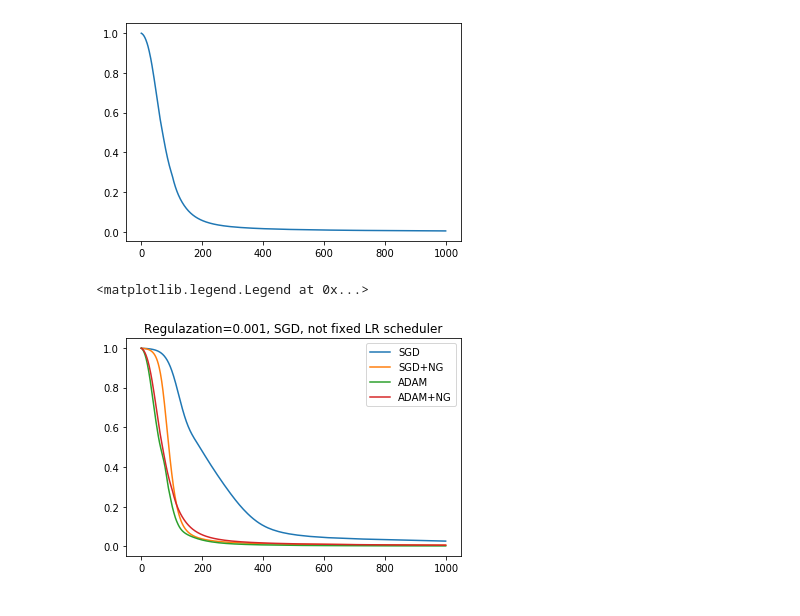
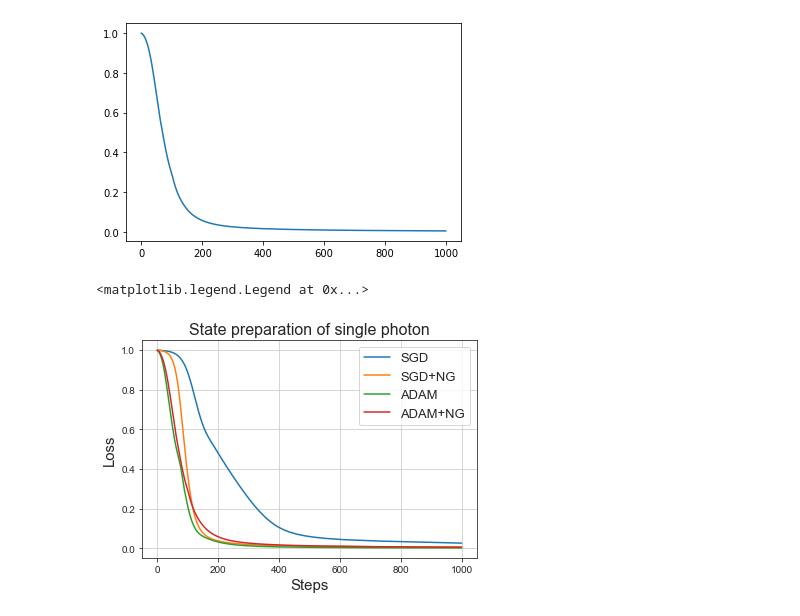
Before and after one commit to Miatto-research-group/Poenta, a Jupyter notebook: Untitled.ipynb, the cells around one changed output. Cells and saved outputs as stored; diff of their text form; code cells hidden in the pictures.

```diff
--- a/Untitled.ipynb
+++ b/Untitled.ipynb
@@ -62,10 +62,14 @@ losses3 = device._historycallback.losses
 # %%
 plot0 = plt.plot(losses0)
 plot1 = plt.plot(losses1)
 plot2 = plt.plot(losses2)
 plot3 = plt.plot(losses3)
-plt.title("Regulazation=0.001, SGD, not fixed LR scheduler")
-plt.legend((plot0[0],plot1[0],plot2[0],plot3[0]),("SGD","SGD+NG","ADAM","ADAM+NG"))
+plt.grid(True)
+plt.xlabel("Steps",fontsize=15)
+plt.ylabel("Loss",fontsize=15)
+#plt.title("Regulairzation=0.001, SGD, not fixed LR scheduler")
+plt.title("State preparation of single photon",fontsize=16)
+plt.legend((plot0[0],plot1[0],plot2[0],plot3[0]),("SGD","SGD+NG","ADAM","ADAM+NG"),fontsize=13)
 # %% [output]
 <matplotlib.legend.Legend at 0x...>
-[figure, old version]
+[figure, new version]
```
Also changed, not shown: parts of 1 cell of this notebook.
